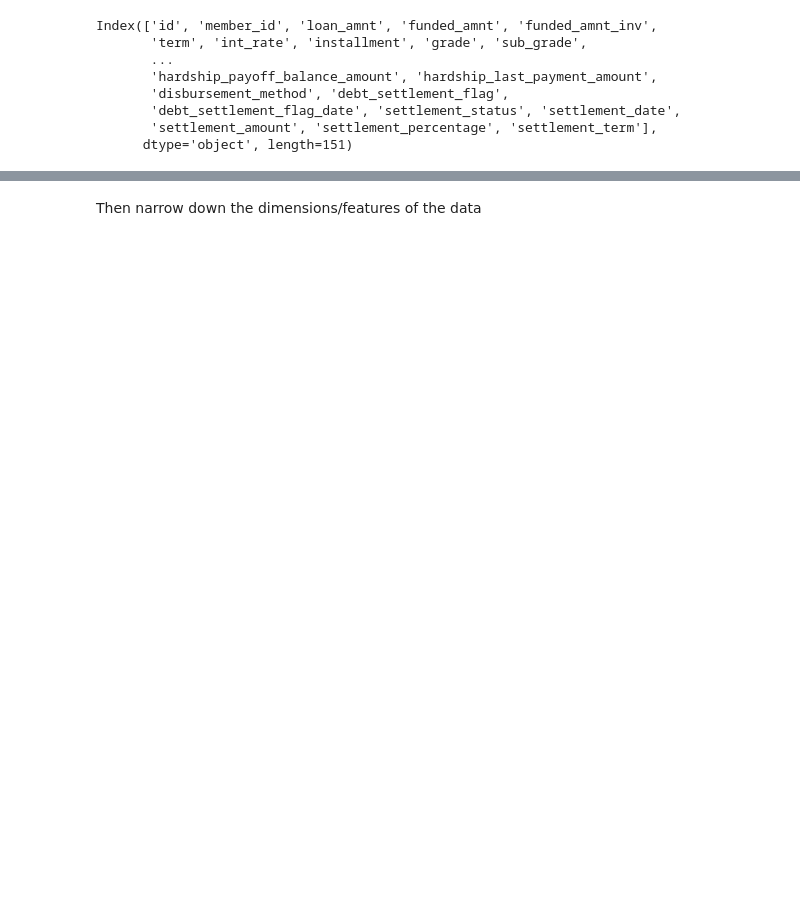
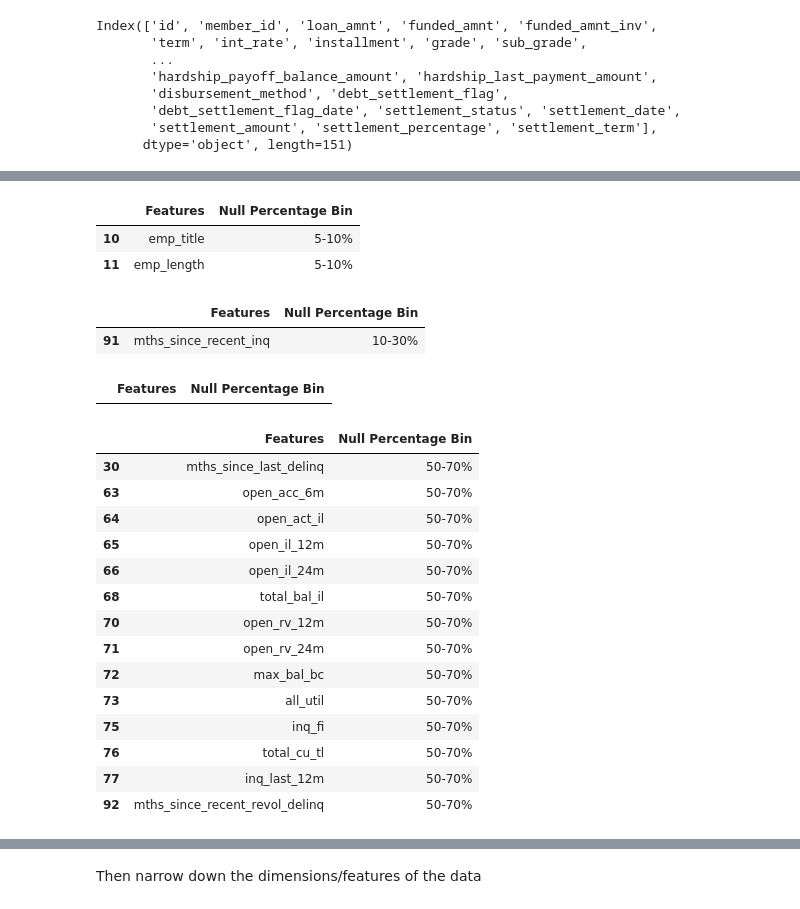
Before and after one commit to minhN2000/Risk_Management, a Jupyter notebook: credit risk/notebooks/simple_feature_selection.ipynb, the cells around one changed output, grey strips where cells are left out. Cells and saved outputs as stored; diff of their text form; code cells hidden in the pictures; blank space fills up the shorter version.

```diff
--- a/credit risk/notebooks/eda.ipynb
+++ b/credit risk/notebooks/simple_feature_selection.ipynb
@@ -185,0 +120,33 @@ There are 151 total features, but I will not use all of them. I will pick featur
+# %%
+binned_data[binned_data['Null Percentage Bin']=='5-10%']
+# %% [output]
+|  | Features | Null Percentage Bin |
+| 10 | emp_title | 5-10% |
+| 11 | emp_length | 5-10% |
+# %%
+binned_data[binned_data['Null Percentage Bin']=='10-30%']
+# %% [output]
+|  | Features | Null Percentage Bin |
+| 91 | mths_since_recent_inq | 10-30% |
+# %%
+binned_data[binned_data['Null Percentage Bin']=='30-50%']
+# %% [output]
+|  | Features | Null Percentage Bin |
+# %%
+binned_data[binned_data['Null Percentage Bin']=='50-70%']
+# %% [output]
+|  | Features | Null Percentage Bin |
+| 30 | mths_since_last_delinq | 50-70% |
+| 63 | open_acc_6m | 50-70% |
+| 64 | open_act_il | 50-70% |
+| 65 | open_il_12m | 50-70% |
+| 66 | open_il_24m | 50-70% |
+| 68 | total_bal_il | 50-70% |
+| 70 | open_rv_12m | 50-70% |
+| 71 | open_rv_24m | 50-70% |
+| 72 | max_bal_bc | 50-70% |
+| 73 | all_util | 50-70% |
+| 75 | inq_fi | 50-70% |
+| 76 | total_cu_tl | 50-70% |
+| 77 | inq_last_12m | 50-70% |
+| 92 | mths_since_recent_revol_delinq | 50-70% |
```
Also changed, not shown: parts of 21 cells of this notebook.
